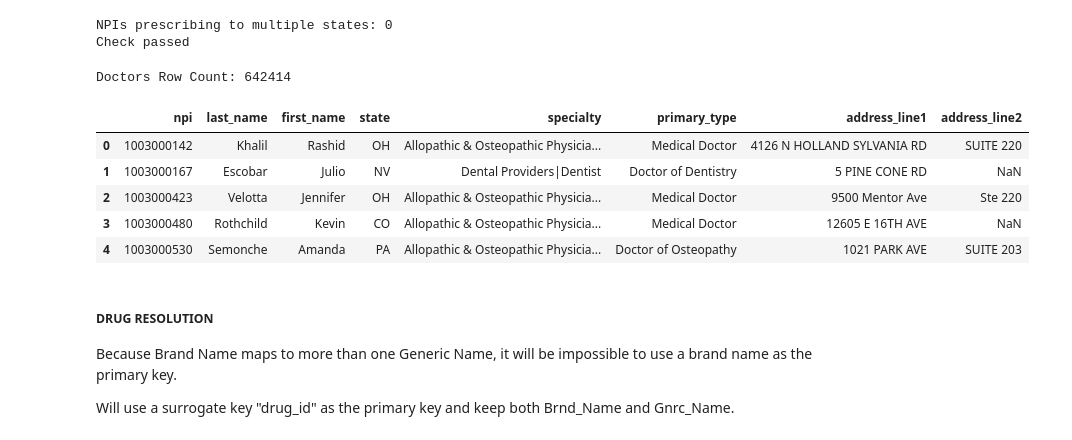
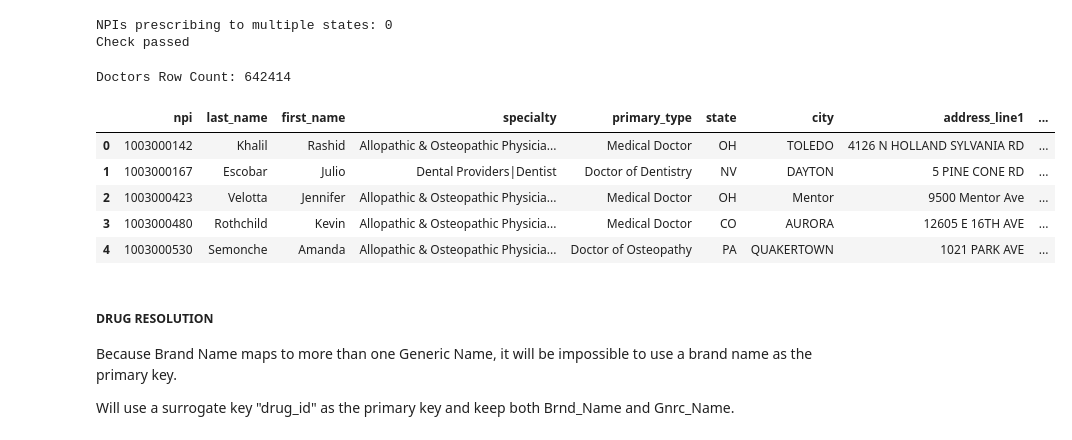
Before and after one commit to Knicey/follow-the-money, a Jupyter notebook: data_clean/pharma_drug_submission.ipynb, the cells around one changed output. Cells and saved outputs as stored; diff of their text form; code cells hidden in the pictures.

```diff
--- a/data_clean/pharma_drug_submission.ipynb
+++ b/data_clean/pharma_drug_submission.ipynb
@@ -188,6 +188,7 @@ pres = prescribers_df[[
 
 pay = payments_df[[
     "Covered_Recipient_NPI",
+    "Recipient_City",
     "Covered_Recipient_Specialty_1",
     "Covered_Recipient_Primary_Type_1",
     "Recipient_Primary_Business_Street_Address_Line1",
@@ -202,42 +203,43 @@ doctor_df = pres.merge(
     how="inner"
 ).reset_index(drop=True)
 
 
 doctor_df = doctor_df[[
     "Prscrbr_NPI",
     "Prscrbr_Last_Org_Name",
     "Prscrbr_First_Name",
-    "Prscrbr_State_Abrvtn",
     "Covered_Recipient_Specialty_1",
     "Covered_Recipient_Primary_Type_1",
+    "Prscrbr_State_Abrvtn",
+    "Recipient_City",
     "Recipient_Primary_Business_Street_Address_Line1",
     "Recipient_Primary_Business_Street_Address_Line2"
 ]].rename(columns={
     "Prscrbr_NPI": "npi",
     "Prscrbr_Last_Org_Name": "last_name",
     "Prscrbr_First_Name": "first_name",
-    "Prscrbr_Type_Src": "provider_type",
+    "Covered_Recipient_Specialty_1": "specialty",
     "Prscrbr_State_Abrvtn": "state",
-    "Covered_Recipient_Specialty_1": "specialty",
+    "Recipient_City": "city",
     "Covered_Recipient_Primary_Type_1": "primary_type",
     "Recipient_Primary_Business_Street_Address_Line1": "address_line1",
     "Recipient_Primary_Business_Street_Address_Line2": "address_line2"
 })
 
 # Ensure that each doctor has a unique NPI in the final doctor dimension.
 assert doctor_df["npi"].is_unique
 assert doctor_df["state"].notnull().all()
 
 print("Doctors Row Count:", doctor_df.shape[0])
 doctor_df.head()
 # %% [output]
 Doctors Row Count: 642414
-|  | npi | last_name | first_name | state | specialty | primary_type | address_line1 | address_line2 |
-| 0 | 1003000142 | Khalil | Rashid | OH | Allopathic & Osteopathic Physicia... | Medical Doctor | 4126 N HOLLAND SYLVANIA RD | SUITE 220 |
-| 1 | 1003000167 | Escobar | Julio | NV | Dental Providers|Dentist | Doctor of Dentistry | 5 PINE CONE RD | NaN |
-| 2 | 1003000423 | Velotta | Jennifer | OH | Allopathic & Osteopathic Physicia... | Medical Doctor | 9500 Mentor Ave | Ste 220 |
-| 3 | 1003000480 | Rothchild | Kevin | CO | Allopathic & Osteopathic Physicia... | Medical Doctor | 12605 E 16TH AVE | NaN |
-| 4 | 1003000530 | Semonche | Amanda | PA | Allopathic & Osteopathic Physicia... | Doctor of Osteopathy | 1021 PARK AVE | SUITE 203 |
+|  | npi | last_name | first_name | specialty | primary_type | state | city | address_line1 | ... |
+| 0 | 1003000142 | Khalil | Rashid | Allopathic & Osteopathic Physicia... | Medical Doctor | OH | TOLEDO | 4126 N HOLLAND SYLVANIA RD | ... |
+| 1 | 1003000167 | Escobar | Julio | Dental Providers|Dentist | Doctor of Dentistry | NV | DAYTON | 5 PINE CONE RD | ... |
+| 2 | 1003000423 | Velotta | Jennifer | Allopathic & Osteopathic Physicia... | Medical Doctor | OH | Mentor | 9500 Mentor Ave | ... |
+| 3 | 1003000480 | Rothchild | Kevin | Allopathic & Osteopathic Physicia... | Medical Doctor | CO | AURORA | 12605 E 16TH AVE | ... |
+| 4 | 1003000530 | Semonche | Amanda | Allopathic & Osteopathic Physicia... | Doctor of Osteopathy | PA | QUAKERTOWN | 1021 PARK AVE | ... |
 # %% [markdown]
 ##### DRUG RESOLUTION
 Because Brand Name maps to more than one Generic Name, it will be impossible to use a brand name as the primary key.
```
Also changed, not shown: parts of 2 cells of this notebook, 6 other files.
